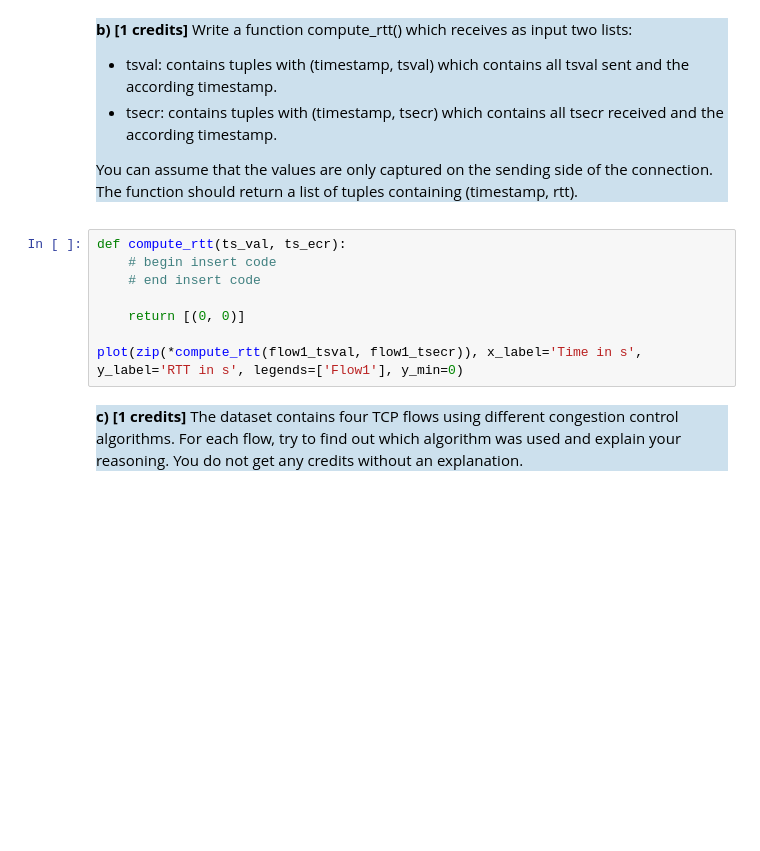
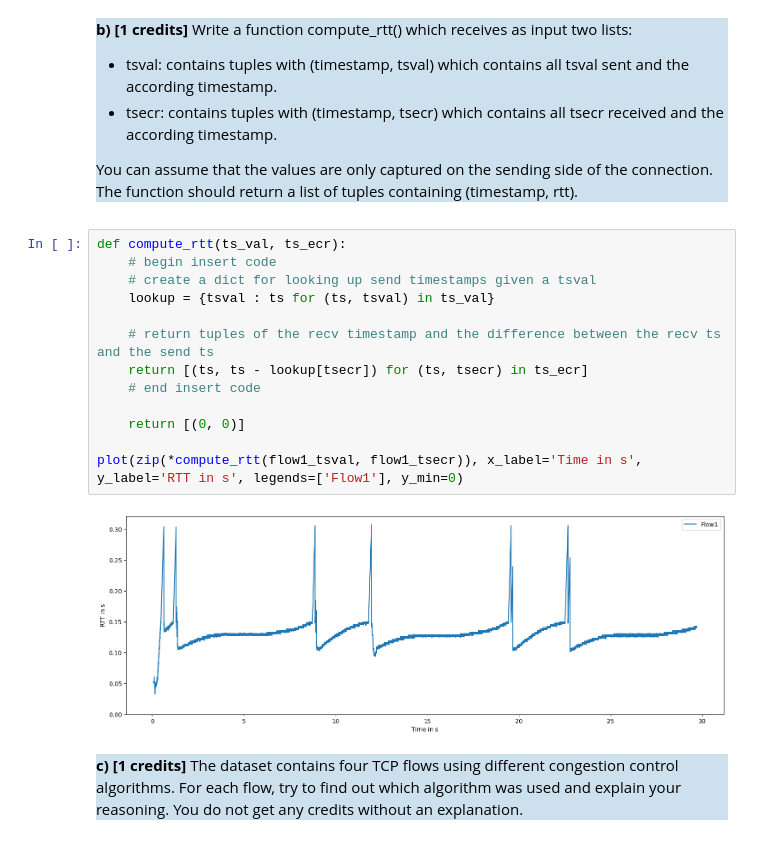
Before and after one commit to simonpannek/quic-interop-rust, a Jupyter notebook: tutorial/tutorial2/tutorial2.ipynb, the cells around one changed output. Cells and saved outputs as stored; diff of their text form; blank space fills up the shorter version.

```diff
--- a/tutorial/tutorial2/tutorial2.ipynb
+++ b/tutorial/tutorial2/tutorial2.ipynb
@@ -242,11 +292,18 @@ The function should return a list of tuples containing (timestamp, rtt).
 # %%
 def compute_rtt(ts_val, ts_ecr):
     # begin insert code
+    # create a dict for looking up send timestamps given a tsval
+    lookup = {tsval : ts for (ts, tsval) in ts_val}
+
+    # return tuples of the recv timestamp and the difference between the recv ts and the send ts
+    return [(ts, ts - lookup[tsecr]) for (ts, tsecr) in ts_ecr]
     # end insert code
 
     return [(0, 0)]
 
 plot(zip(*compute_rtt(flow1_tsval, flow1_tsecr)), x_label='Time in s', y_label='RTT in s', legends=['Flow1'], y_min=0)
+# %% [output]
+[figure, added]
 # %% [markdown]
 <div style="background-color:rgba(100, 160, 200, 0.33);">
 <p>
```
Also changed, not shown: parts of 30 cells of this notebook.
